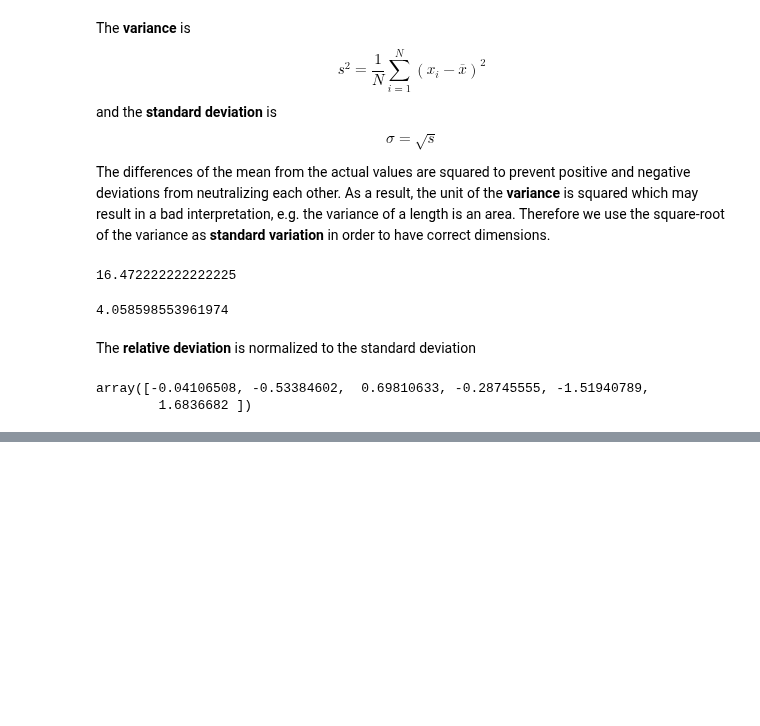
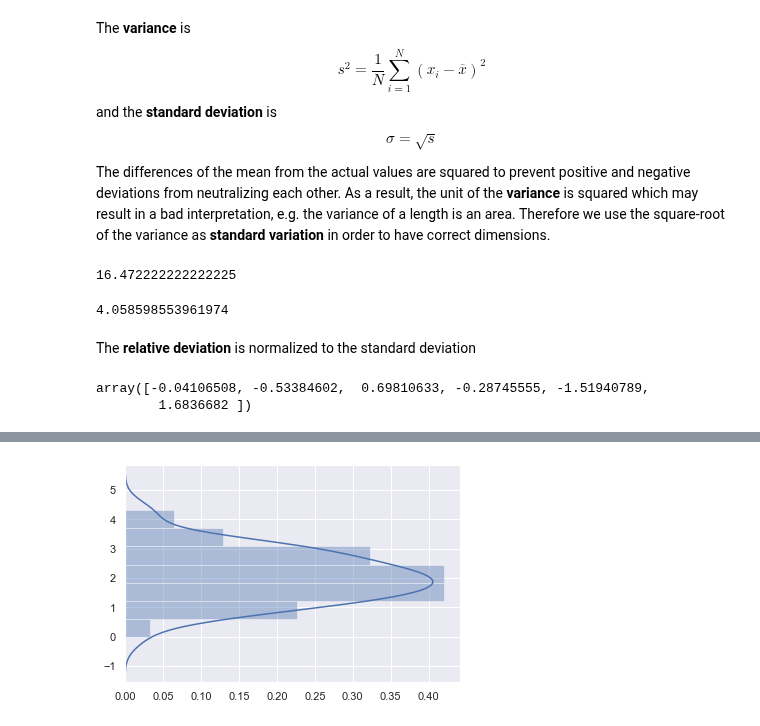
Before and after one commit to thomd/math, a Jupyter notebook: Stochastic.ipynb, the cells around one changed output, grey strips where cells are left out. Cells and saved outputs as stored; diff of their text form; code cells hidden in the pictures; blank space fills up the shorter version.

```diff
--- a/Stochastic.ipynb
+++ b/Stochastic.ipynb
@@ -38,0 +66,4 @@ array([-0.04106508, -0.53384602,  0.69810633, -0.28745555, -1.51940789,
+# %%
+sns.distplot(y, vertical=True);
+# %% [output]
+[figure, added]
```
Also changed, not shown: parts of 9 cells of this notebook, 2 other files.
